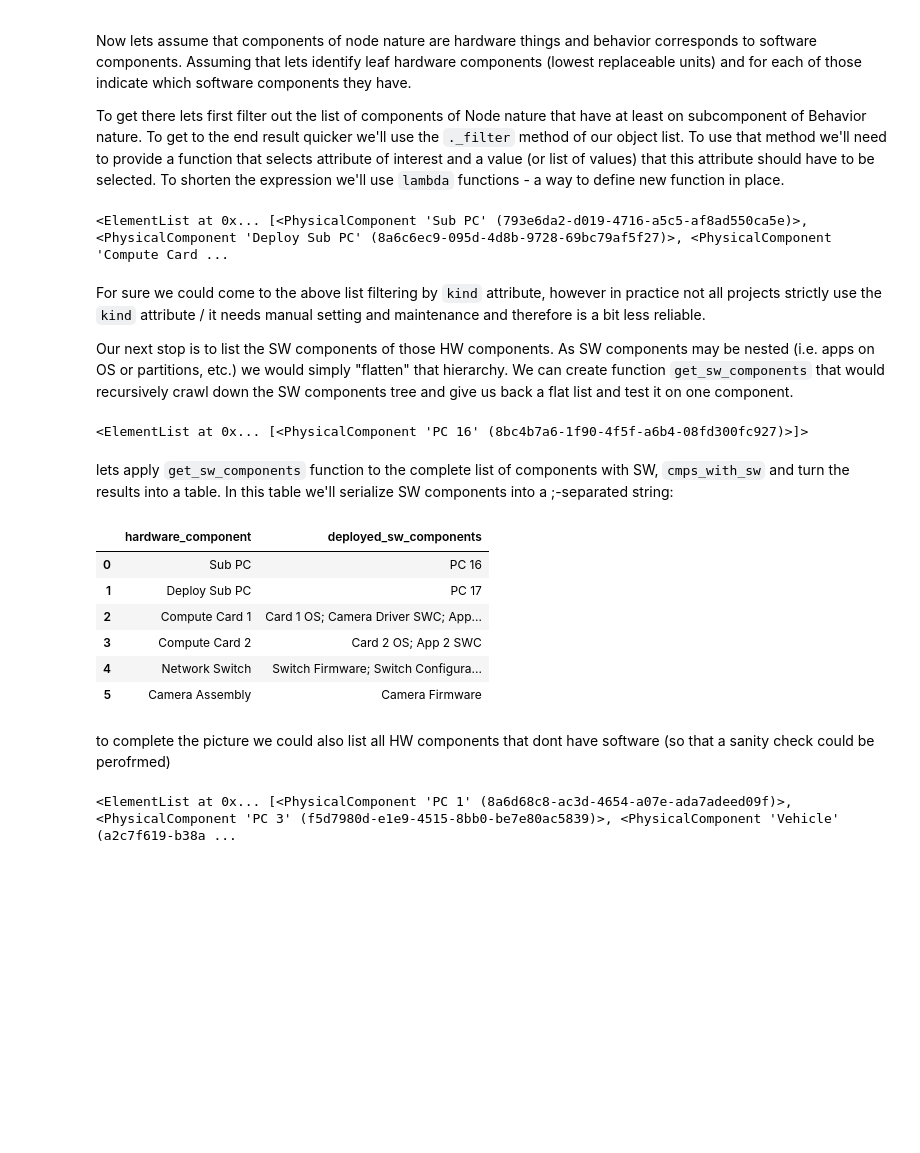
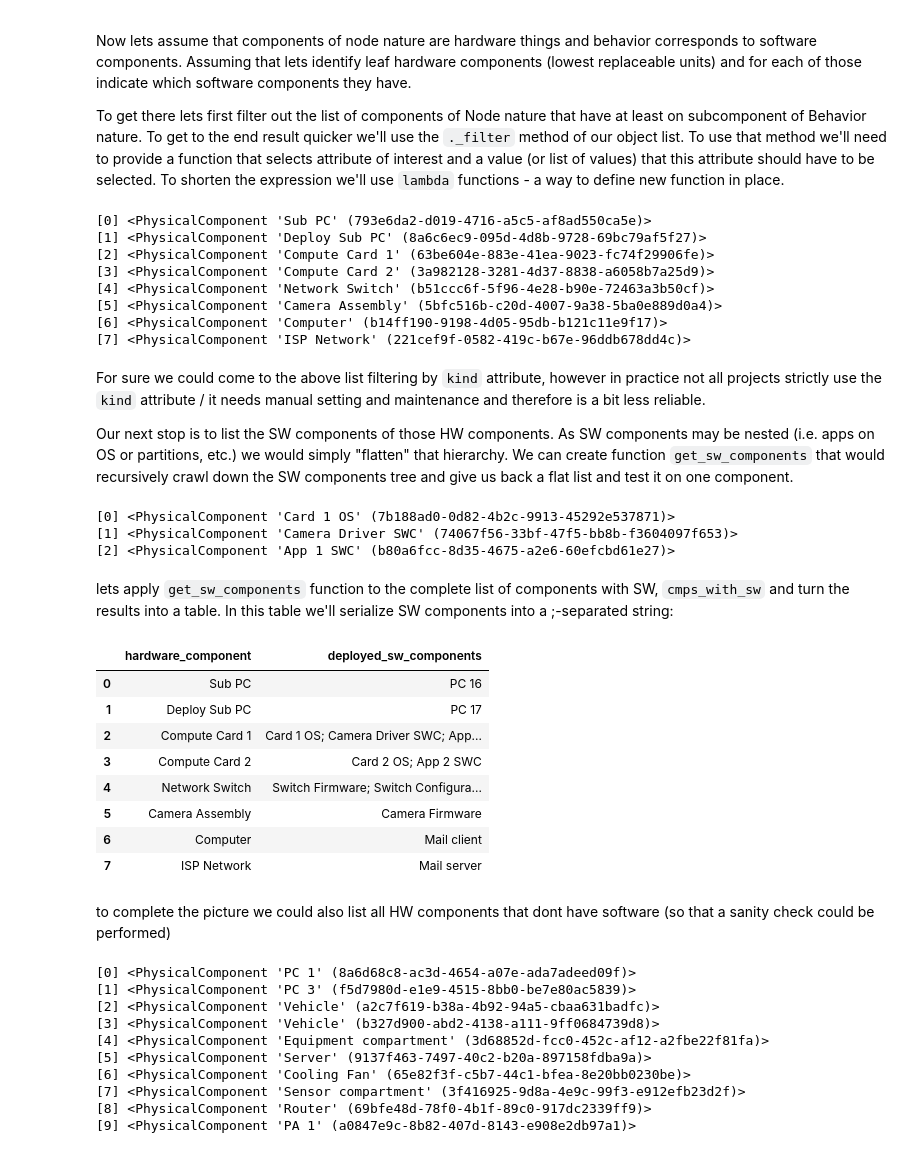
Before and after one commit to DSD-DBS/py-capellambse, a Jupyter notebook: docs/source/examples/02 Intro to Physical Architecture API.ipynb, the cells around one changed output. Cells and saved outputs as stored; diff of their text form; code cells hidden in the pictures; blank space fills up the shorter version.

Commit message:
docs: Use new methods in PA demo notebook
Also fix some typos along the way.

Fixes #333

```diff
--- a/docs/source/examples/02 Intro to Physical Architecture API.ipynb
+++ b/docs/source/examples/02 Intro to Physical Architecture API.ipynb
@@ -128,53 +120,69 @@ Now lets assume that components of node nature are hardware things and behavior
 
 To get there lets first filter out the list of components of Node nature that have at least on subcomponent of Behavior nature. To get to the end result quicker we'll use the `._filter` method of our object list. To use that method we'll need to provide a function that selects attribute of interest and a value (or list of values) that this attribute should have to be selected. To shorten the expression we'll use `lambda` functions - a way to define new function in place.
 # %%
-def select_nature(component):
-    return component.nature
-
-
-cmps = model.pa.all_components[1:]._filter(select_nature, "NODE")
+cmps = model.pa.all_components[1:].by_nature("NODE")
 # Note: the above [1:] assumes that 0th component is the root component and is not of interest (+ see issue #41)
-cmps_with_sw = cmps._filter(lambda x: any(x.components._filter(select_nature, "BEHAVIOR")), True)
+cmps_with_sw = cmps.filter(lambda i: i.components.by_nature("BEHAVIOR"))
 cmps_with_sw
 # %% [output]
-<ElementList at 0x... [<PhysicalComponent 'Sub PC' (793e6da2-d019-4716-a5c5-af8ad550ca5e)>, <PhysicalComponent 'Deploy Sub PC' (8a6c6ec9-095d-4d8b-9728-69bc79af5f27)>, <PhysicalComponent 'Compute Card ...
+[0] <PhysicalComponent 'Sub PC' (793e6da2-d019-4716-a5c5-af8ad550ca5e)>
+[1] <PhysicalComponent 'Deploy Sub PC' (8a6c6ec9-095d-4d8b-9728-69bc79af5f27)>
+[2] <PhysicalComponent 'Compute Card 1' (63be604e-883e-41ea-9023-fc74f29906fe)>
+[3] <PhysicalComponent 'Compute Card 2' (3a982128-3281-4d37-8838-a6058b7a25d9)>
+[4] <PhysicalComponent 'Network Switch' (b51ccc6f-5f96-4e28-b90e-72463a3b50cf)>
+[5] <PhysicalComponent 'Camera Assembly' (5bfc516b-c20d-4007-9a38-5ba0e889d0a4)>
+[6] <PhysicalComponent 'Computer' (b14ff190-9198-4d05-95db-b121c11e9f17)>
+[7] <PhysicalComponent 'ISP Network' (221cef9f-0582-419c-b67e-96ddb678dd4c)>
 # %% [markdown]
 For sure we could come to the above list filtering by `kind` attribute, however in practice not all projects strictly use the `kind` attribute / it needs manual setting and maintenance and therefore is a bit less reliable.
 
 Our next stop is to list the SW components of those HW components. As SW components may be nested (i.e. apps on OS or partitions, etc.) we would simply "flatten" that hierarchy. We can create function `get_sw_components` that would recursively crawl down the SW components tree and give us back a flat list and test it on one component.
 # %%
 def get_sw_components(sw_component):
-    subcmp = sw_component.components._filter(select_nature, "BEHAVIOR")
+    subcmp = sw_component.components.by_nature("BEHAVIOR")
     for cmp in subcmp:
         subcmp += get_sw_components(cmp)
     return subcmp
 
-get_sw_components(cmps_with_sw[0])
+get_sw_components(cmps_with_sw.by_name("Compute Card 1"))
 # %% [output]
-<ElementList at 0x... [<PhysicalComponent 'PC 16' (8bc4b7a6-1f90-4f5f-a6b4-08fd300fc927)>]>
+[0] <PhysicalComponent 'Card 1 OS' (7b188ad0-0d82-4b2c-9913-45292e537871)>
+[1] <PhysicalComponent 'Camera Driver SWC' (74067f56-33bf-47f5-bb8b-f3604097f653)>
+[2] <PhysicalComponent 'App 1 SWC' (b80a6fcc-8d35-4675-a2e6-60efcbd61e27)>
 # %% [markdown]
 lets apply `get_sw_components` function to the complete list of components with SW, `cmps_with_sw` and turn the results into a table. In this table we'll serialize SW components into a ;-separated string:
 # %%
 def describe_hw_component_sw_allocations(hw_component):
     return dict(
         hardware_component=hw_component.name,
-        deployed_sw_components="; ".join(map(lambda x: x.name, get_sw_components(hw_component)))
+        deployed_sw_components="; ".join(i.name for i in get_sw_components(hw_component))
     )
 
 df = pd.DataFrame(list(map(describe_hw_component_sw_allocations, cmps_with_sw)))
 df
 # %% [output]
 |  | hardware_component | deployed_sw_components |
 | 0 | Sub PC | PC 16 |
 | 1 | Deploy Sub PC | PC 17 |
 | 2 | Compute Card 1 | Card 1 OS; Camera Driver SWC; App... |
 | 3 | Compute Card 2 | Card 2 OS; App 2 SWC |
 | 4 | Network Switch | Switch Firmware; Switch Configura... |
 | 5 | Camera Assembly | Camera Firmware |
+| 6 | Computer | Mail client |
+| 7 | ISP Network | Mail server |
 # %% [markdown]
-to complete the picture we could also list all HW components that dont have software (so that a sanity check could be perofrmed)
+to complete the picture we could also list all HW components that dont have software (so that a sanity check could be performed)
 # %%
-cmps_without_sw = cmps._filter(lambda x: any(x.components._filter(select_nature, "BEHAVIOR")), False)
+cmps_without_sw = cmps.filter(lambda i: not i.components.by_nature("BEHAVIOR"))
 cmps_without_sw
 # %% [output]
-<ElementList at 0x... [<PhysicalComponent 'PC 1' (8a6d68c8-ac3d-4654-a07e-ada7adeed09f)>, <PhysicalComponent 'PC 3' (f5d7980d-e1e9-4515-8bb0-be7e80ac5839)>, <PhysicalComponent 'Vehicle' (a2c7f619-b38a ...
+[0] <PhysicalComponent 'PC 1' (8a6d68c8-ac3d-4654-a07e-ada7adeed09f)>
+[1] <PhysicalComponent 'PC 3' (f5d7980d-e1e9-4515-8bb0-be7e80ac5839)>
+[2] <PhysicalComponent 'Vehicle' (a2c7f619-b38a-4b92-94a5-cbaa631badfc)>
+[3] <PhysicalComponent 'Vehicle' (b327d900-abd2-4138-a111-9ff0684739d8)>
+[4] <PhysicalComponent 'Equipment compartment' (3d68852d-fcc0-452c-af12-a2fbe22f81fa)>
+[5] <PhysicalComponent 'Server' (9137f463-7497-40c2-b20a-897158fdba9a)>
+[6] <PhysicalComponent 'Cooling Fan' (65e82f3f-c5b7-44c1-bfea-8e20bb0230be)>
+[7] <PhysicalComponent 'Sensor compartment' (3f416925-9d8a-4e9c-99f3-e912efb23d2f)>
+[8] <PhysicalComponent 'Router' (69bfe48d-78f0-4b1f-89c0-917dc2339ff9)>
+[9] <PhysicalComponent 'PA 1' (a0847e9c-8b82-407d-8143-e908e2db97a1)>
```
Also changed, not shown: parts of 7 cells of this notebook.
